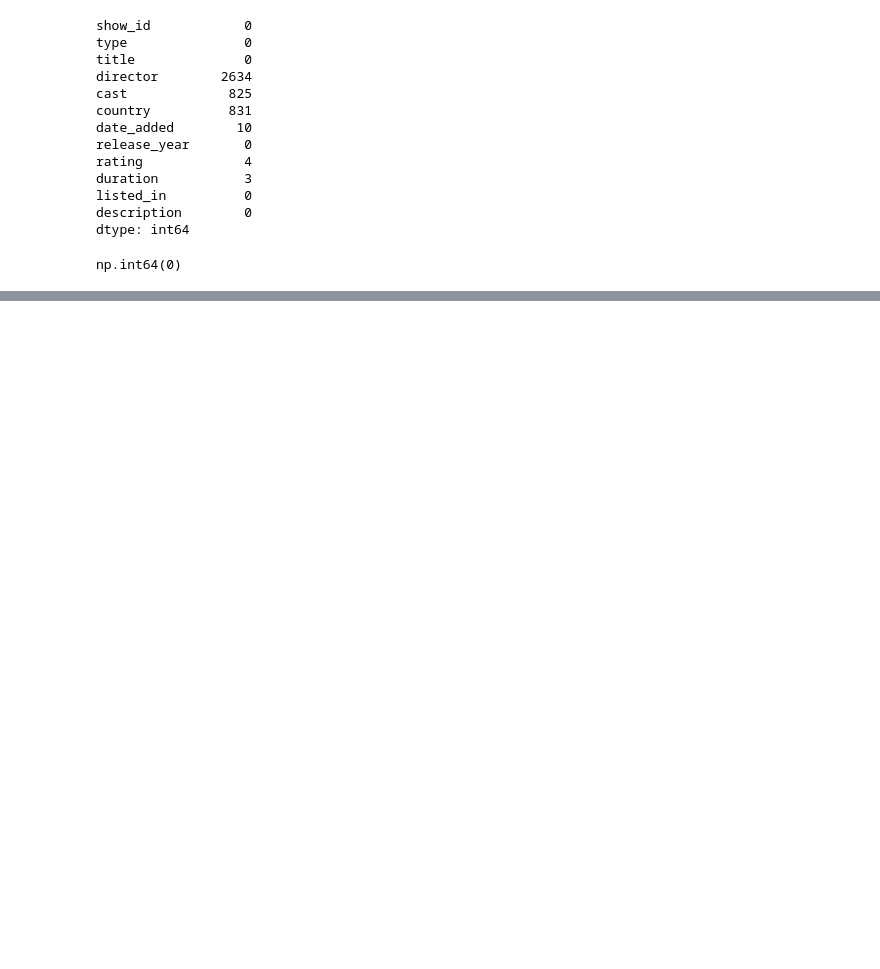
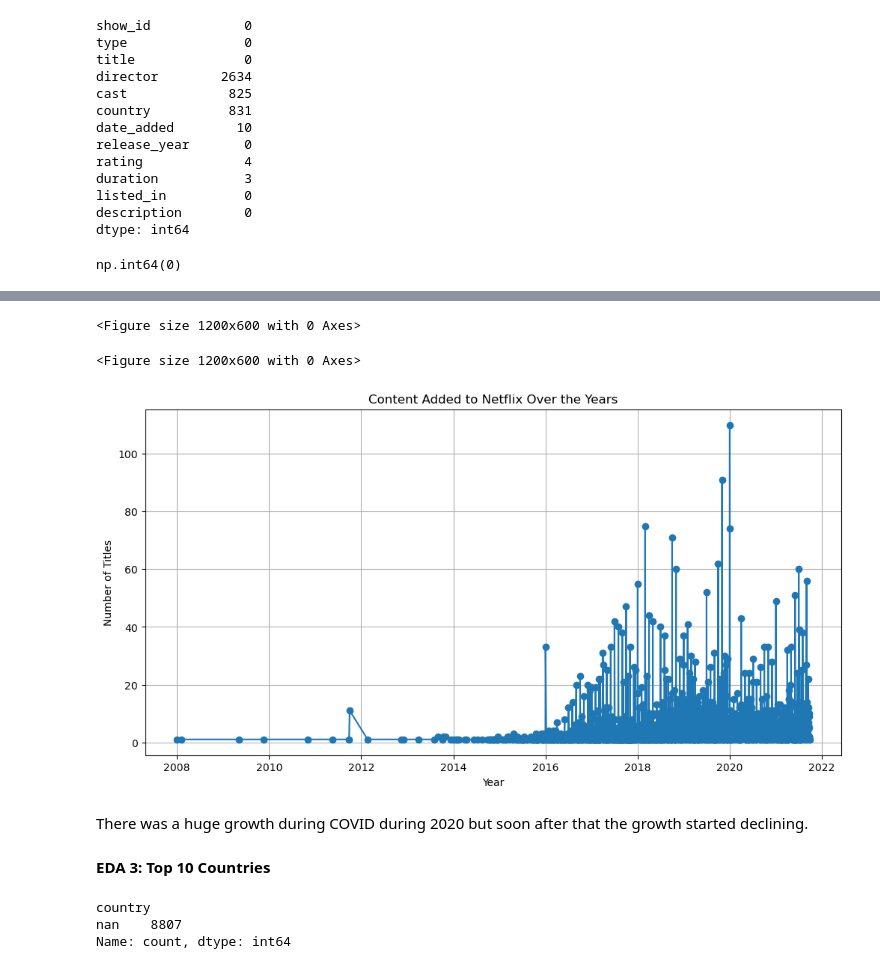
Before and after one commit to roshankshah2005-creator/NETFLIX_ANALYTICS_DASHBOARD, a Jupyter notebook: notebooks/netflix_analysis.ipynb, the cells around one changed output, grey strips where cells are left out. Drawn from its saved outputs; the diff is of its cells as text; code cells hidden in the pictures; blank space fills up the shorter version.

```diff
--- a/notebooks/netflix_analysis.ipynb
+++ b/notebooks/netflix_analysis.ipynb
@@ -144,0 +348,3 @@ np.int64(0)
+# %%
+content_year=netflix['date_added'].value_counts().sort_index()
+content_year
@@ -144,0 +365,26 @@ np.int64(0)
+# %%
+plt.figure(figsize=(12,6))
+
+plt.plot(
+    content_year.index,
+    content_year.values,
+    marker="o"
+)
+
+plt.title("Content Added to Netflix Over the Years")
+
+plt.xlabel("Year")
+
+plt.ylabel("Number of Titles")
+
+plt.grid()
+
+plt.show()
+# %% [output]
+<Figure size 1200x600 with 0 Axes>
+<Figure size 1200x600 with 0 Axes>
+[figure, added]
+# %% [markdown]
+There was a huge growth during COVID during 2020 but soon after that the growth started declining.
+# %% [markdown]
+**EDA 3: Top 10 Countries**
@@ -144,0 +401,6 @@ np.int64(0)
+# %%
+top_country
+# %% [output]
+country
+nan    8807
+Name: count, dtype: int64
```
Also changed, not shown: parts of 61 cells of this notebook.
